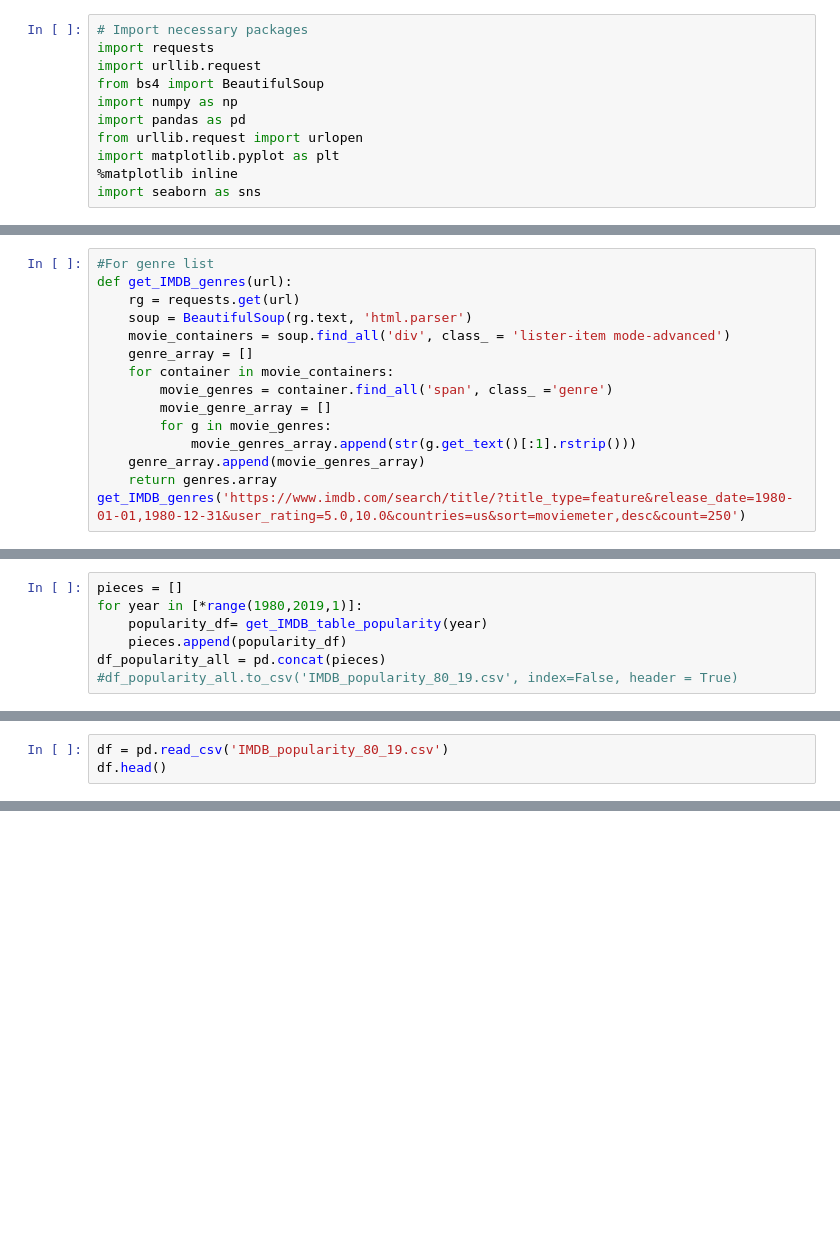
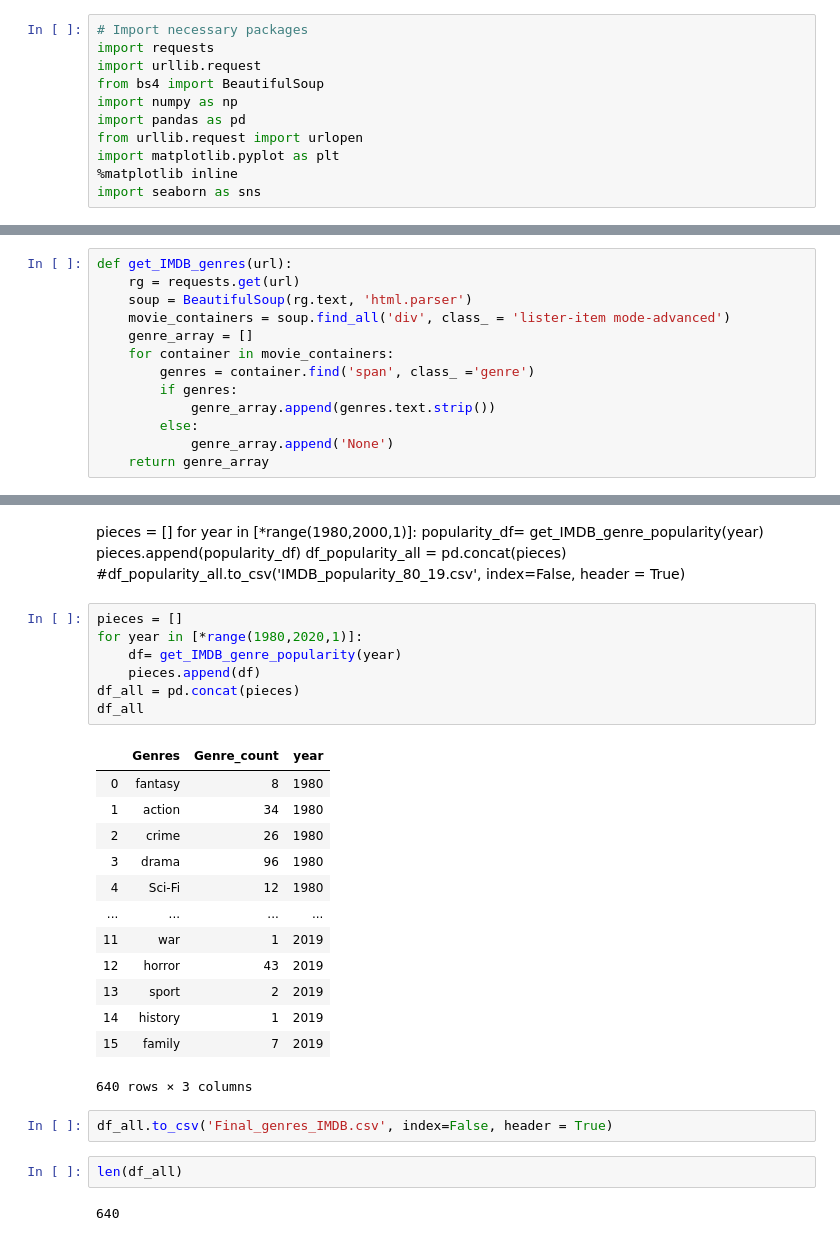
Before and after one commit to lauravlad/Events-and-movies, a Jupyter notebook: IMDB_scraping_popularity_for one year.ipynb, the cells around one changed output, grey strips where cells are left out. Saved outputs shown, nothing was run; the diff lists cells and outputs as text; blank space fills up the shorter version.

```diff
--- a/IMDB_scraping_popularity_for one year.ipynb
+++ b/IMDB_scraping_popularity_for one year.ipynb
@@ -91,15 +11,0 @@ len(f)
-# %%
-#For genre list
-def get_IMDB_genres(url):
-    rg = requests.get(url)
-    soup = BeautifulSoup(rg.text, 'html.parser')
-    movie_containers = soup.find_all('div', class_ = 'lister-item mode-advanced')
-    genre_array = []
-    for container in movie_containers:
-        movie_genres = container.find_all('span', class_ ='genre')
-        movie_genre_array = []
-        for g in movie_genres:
-            movie_genres_array.append(str(g.get_text()[:1].rstrip()))
-    genre_array.append(movie_genres_array)
-    return genres.array
-get_IMDB_genres('https://www.imdb.com/search/title/?title_type=feature&release_date=1980-01-01,1980-12-31&user_rating=5.0,10.0&countries=us&sort=moviemeter,desc&count=250')
@@ -135,7 +11,0 @@ ValueError: arrays must all be same length
-# %%
-pieces = []
-for year in [*range(1980,2019,1)]:
-    popularity_df= get_IMDB_table_popularity(year)
-    pieces.append(popularity_df)
-df_popularity_all = pd.concat(pieces)
-#df_popularity_all.to_csv('IMDB_popularity_80_19.csv', index=False, header = True)
@@ -146,3 +11,0 @@ popularity_df.head()
-# %%
-df = pd.read_csv('IMDB_popularity_80_19.csv')
-df.head()
@@ -155,0 +69,13 @@ df.head()
+# %%
+def get_IMDB_genres(url):
+    rg = requests.get(url)
+    soup = BeautifulSoup(rg.text, 'html.parser')
+    movie_containers = soup.find_all('div', class_ = 'lister-item mode-advanced')
+    genre_array = []
+    for container in movie_containers:
+        genres = container.find('span', class_ ='genre')
+        if genres:
+            genre_array.append(genres.text.strip())
+        else:
+            genre_array.append('None')
+    return genre_array
@@ -155,0 +294,34 @@ df.head()
+# %% [markdown]
+pieces = []
+for year in [*range(1980,2000,1)]:
+    popularity_df= get_IMDB_genre_popularity(year)
+    pieces.append(popularity_df)
+df_popularity_all = pd.concat(pieces)
+#df_popularity_all.to_csv('IMDB_popularity_80_19.csv', index=False, header = True)
+# %%
+pieces = []
+for year in [*range(1980,2020,1)]:
+    df= get_IMDB_genre_popularity(year)
+    pieces.append(df)
+df_all = pd.concat(pieces)
+df_all
+# %% [output]
+|  | Genres | Genre_count | year |
+| 0 | fantasy | 8 | 1980 |
+| 1 | action | 34 | 1980 |
+| 2 | crime | 26 | 1980 |
+| 3 | drama | 96 | 1980 |
+| 4 | Sci-Fi | 12 | 1980 |
+| ... | ... | ... | ... |
+| 11 | war | 1 | 2019 |
+| 12 | horror | 43 | 2019 |
+| 13 | sport | 2 | 2019 |
+| 14 | history | 1 | 2019 |
+| 15 | family | 7 | 2019 |
+640 rows × 3 columns
+# %%
+df_all.to_csv('Final_genres_IMDB.csv', index=False, header = True)
+# %%
+len(df_all)
+# %% [output]
+640
```
Also changed, not shown: parts of 61 cells of this notebook, 3 other files.
